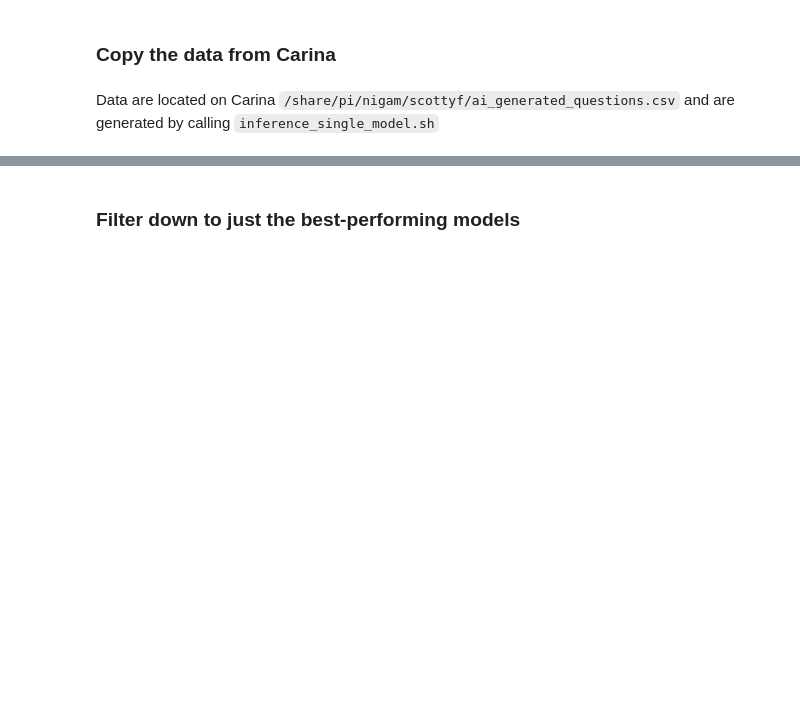
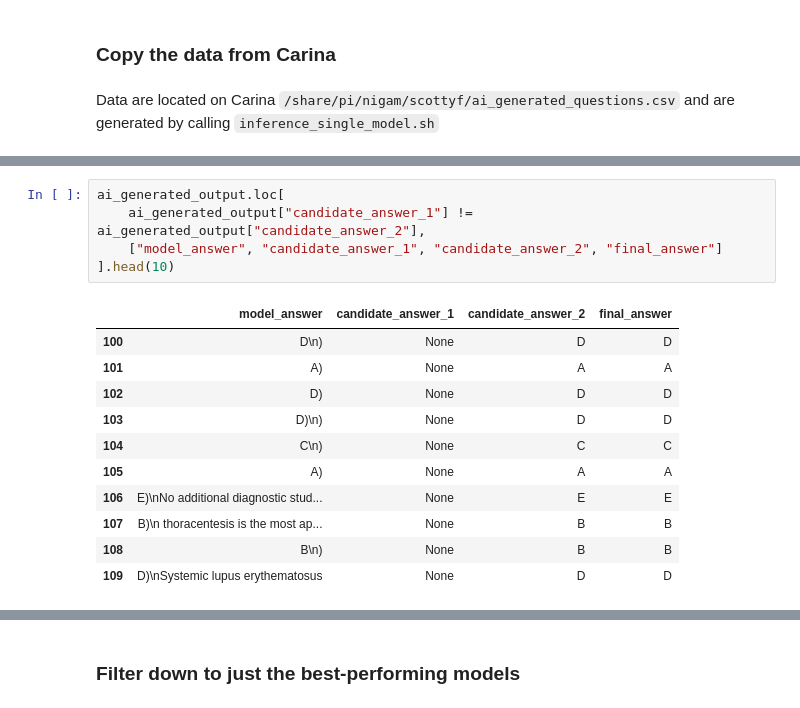
Before and after one commit to som-shahlab/gpt4usmle, a Jupyter notebook: notebooks/identifying_bad_ai_questions.ipynb, the cells around one changed output, grey strips where cells are left out. Drawn from its saved outputs; the diff is of its cells as text; blank space fills up the shorter version.

```diff
--- a/notebooks/identifying_bad_ai_questions.ipynb
+++ b/notebooks/identifying_bad_ai_questions.ipynb
@@ -24,0 +60,17 @@ array(['Qwen1.5-72B-Chat', 'Mixtral-8x7B-Instruct-v0.1',
+# %%
+ai_generated_output.loc[
+    ai_generated_output["candidate_answer_1"] != ai_generated_output["candidate_answer_2"],
+    ["model_answer", "candidate_answer_1", "candidate_answer_2", "final_answer"]
+].head(10)
+# %% [output]
+|  | model_answer | candidate_answer_1 | candidate_answer_2 | final_answer |
+| 100 | D\n) | None | D | D |
+| 101 | A) | None | A | A |
+| 102 | D) | None | D | D |
+| 103 | D)\n) | None | D | D |
+| 104 | C\n) | None | C | C |
+| 105 | A) | None | A | A |
+| 106 | E)\nNo additional diagnostic stud... | None | E | E |
+| 107 | B)\n thoracentesis is the most ap... | None | B | B |
+| 108 | B\n) | None | B | B |
+| 109 | D)\nSystemic lupus erythematosus | None | D | D |
```
Also changed, not shown: parts of 23 cells of this notebook.
